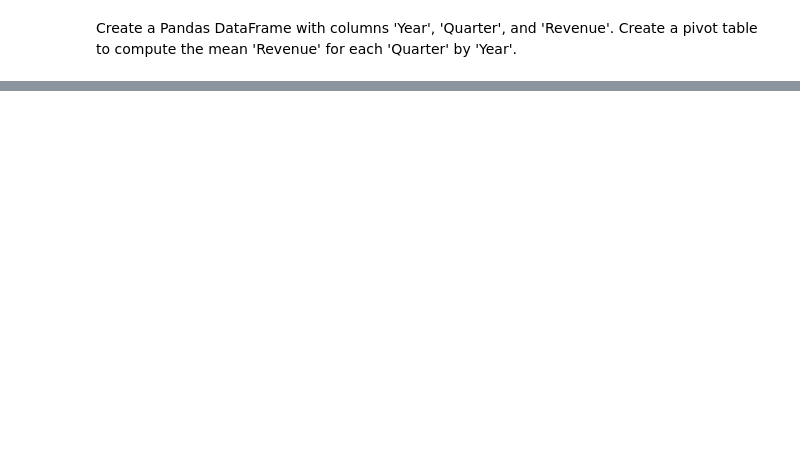
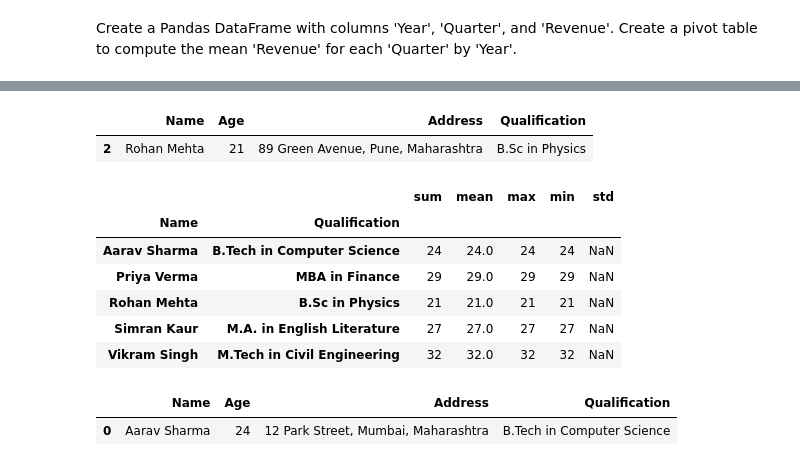
Before and after one commit to syedsaad9218/ML-in-Python, a Jupyter notebook: numpyPandaAsassignment/pandasPractice.ipynb, the cells around one changed output, grey strips where cells are left out. Drawn from its saved outputs; the diff is of its cells as text; code cells hidden in the pictures; blank space fills up the shorter version.

```diff
--- a/numpyPandaAsassignment/pandasPractice.ipynb
+++ b/numpyPandaAsassignment/pandasPractice.ipynb
@@ -416,0 +455,35 @@ Create a Pandas DataFrame with columns 'Year', 'Quarter', and 'Revenue'. Create
+# %%
+data = {
+    "Name": [
+        "Aarav Sharma",
+        "Priya Verma",
+        "Rohan Mehta",
+        "Simran Kaur",
+        "Vikram Singh"
+    ],
+    "Age": [
+        24,
+        29,
+        21,
+        27,
+        32
+    ],
+    "Address": [
+        "12 Park Street, Mumbai, Maharashtra",
+        "45 Lake View Road, Bengaluru, Karnataka",
+        "89 Green Avenue, Pune, Maharashtra",
+        "56 Rose Garden, Amritsar, Punjab",
+        "77 Hilltop Colony, Jaipur, Rajasthan"
+    ],
+    "Qualification": [
+        "B.Tech in Computer Science",
+        "MBA in Finance",
+        "B.Sc in Physics",
+        "M.A. in English Literature",
+        "M.Tech in Civil Engineering"
+    ]
+}
+
+df = pd.DataFrame(data)
+
+df
@@ -416,0 +583,22 @@ Create a Pandas DataFrame with columns 'Year', 'Quarter', and 'Revenue'. Create
+# %%
+grp = df.groupby("Name")
+grp.get_group("Rohan Mehta")
+# %% [output]
+|  | Name | Age | Address | Qualification |
+| 2 | Rohan Mehta | 21 | 89 Green Avenue, Pune, Maharashtra | B.Sc in Physics |
+# %%
+grp = df.groupby(["Name", "Qualification"])
+grp["Age"].agg([np.sum, np.mean, np.max, np.min, np.std])
+# %% [output]
+|  |  | sum | mean | max | min | std |
+| Name | Qualification |  |  |  |  |  |
+| Aarav Sharma | B.Tech in Computer Science | 24 | 24.0 | 24 | 24 | NaN |
+| Priya Verma | MBA in Finance | 29 | 29.0 | 29 | 29 | NaN |
+| Rohan Mehta | B.Sc in Physics | 21 | 21.0 | 21 | 21 | NaN |
+| Simran Kaur | M.A. in English Literature | 27 | 27.0 | 27 | 27 | NaN |
+| Vikram Singh | M.Tech in Civil Engineering | 32 | 32.0 | 32 | 32 | NaN |
+# %%
+df[df["Name"].str[0] == "A"]
+# %% [output]
+|  | Name | Age | Address | Qualification |
+| 0 | Aarav Sharma | 24 | 12 Park Street, Mumbai, Maharashtra | B.Tech in Computer Science |
```
Also changed, not shown: parts of 13 cells of this notebook, 3 other files.
